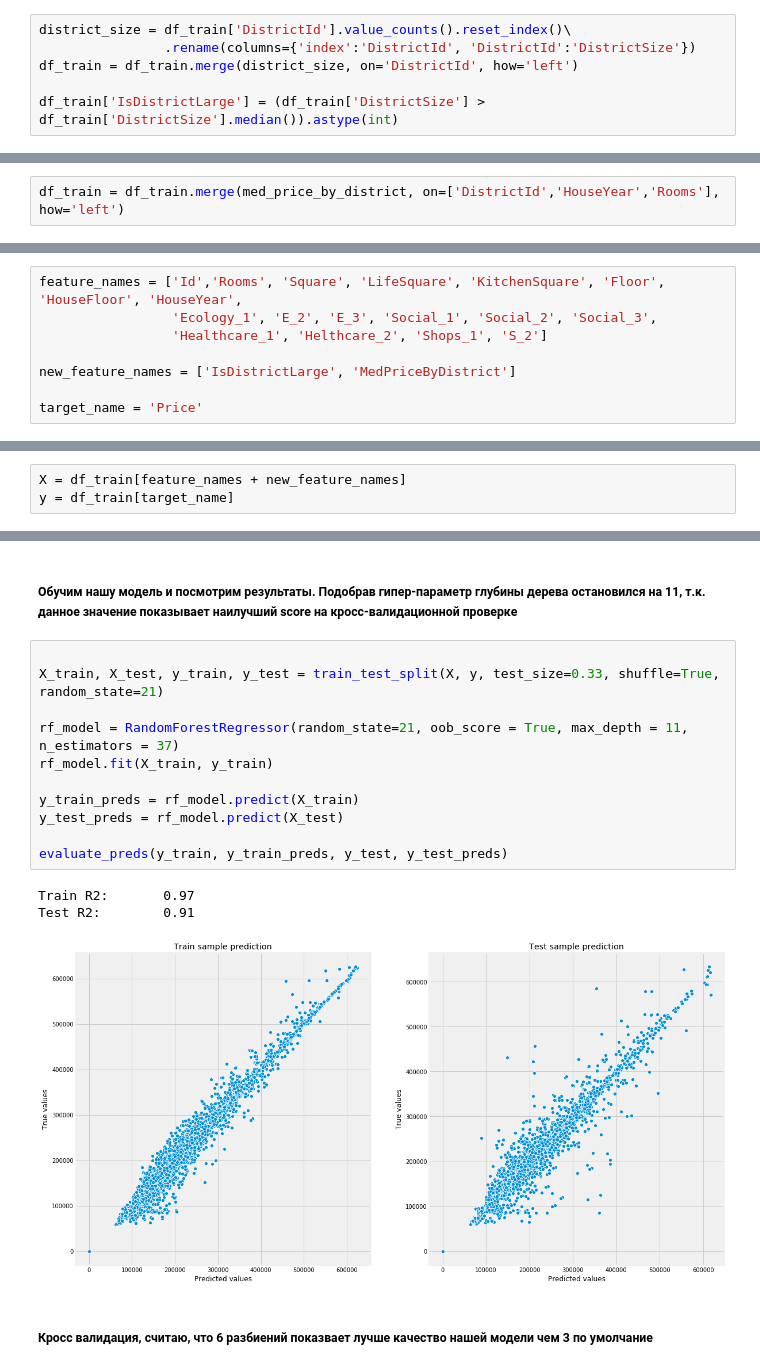
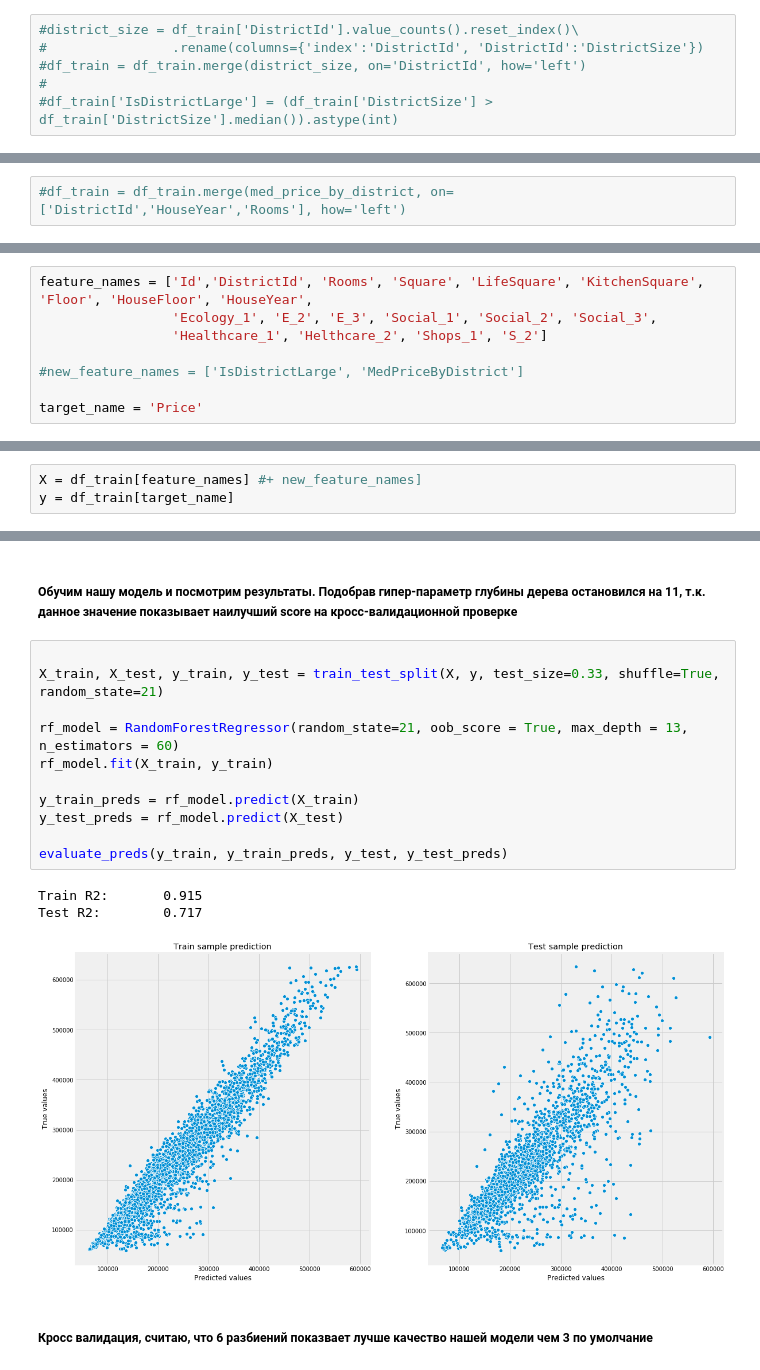
Before and after one commit to LuckyDima/Geekbrains_DB_0607, a Jupyter notebook: Data Science/Final/Final.ipynb, the cells around one changed output, grey strips where cells are left out. Drawn from its saved outputs; the diff is of its cells as text.

```diff
--- a/Data Science/Final/Final.ipynb
+++ b/Data Science/Final/Final.ipynb
@@ -322,29 +365,29 @@ med_price_by_district = df_train.groupby(['DistrictId','HouseYear','Rooms'], as_
 # %% [markdown]
 ##### Введем еще один категориальный признак размер района, но возможно от него стоит отказаться, т.к. этот признак влияет не существенно.
 # %%
-district_size = df_train['DistrictId'].value_counts().reset_index()\
-                .rename(columns={'index':'DistrictId', 'DistrictId':'DistrictSize'})
-df_train = df_train.merge(district_size, on='DistrictId', how='left')
-
-df_train['IsDistrictLarge'] = (df_train['DistrictSize'] > df_train['DistrictSize'].median()).astype(int)
+#district_size = df_train['DistrictId'].value_counts().reset_index()\
+#                .rename(columns={'index':'DistrictId', 'DistrictId':'DistrictSize'})
+#df_train = df_train.merge(district_size, on='DistrictId', how='left')
+#
+#df_train['IsDistrictLarge'] = (df_train['DistrictSize'] > df_train['DistrictSize'].median()).astype(int)
 # %% [markdown]
 ##### Добавим наши новые признаки в датасет
 # %%
-df_train = df_train.merge(med_price_by_district, on=['DistrictId','HouseYear','Rooms'], how='left')
+#df_train = df_train.merge(med_price_by_district, on=['DistrictId','HouseYear','Rooms'], how='left')
 # %% [markdown]
 ##### Запишем список фичей в переменные
 # %%
-feature_names = ['Id','Rooms', 'Square', 'LifeSquare', 'KitchenSquare', 'Floor', 'HouseFloor', 'HouseYear',
+feature_names = ['Id','DistrictId', 'Rooms', 'Square', 'LifeSquare', 'KitchenSquare', 'Floor', 'HouseFloor', 'HouseYear',
                  'Ecology_1', 'E_2', 'E_3', 'Social_1', 'Social_2', 'Social_3',
                  'Healthcare_1', 'Helthcare_2', 'Shops_1', 'S_2']
 
-new_feature_names = ['IsDistrictLarge', 'MedPriceByDistrict']
+#new_feature_names = ['IsDistrictLarge', 'MedPriceByDistrict']
 
 target_name = 'Price'
 # %% [markdown]
 ##### Определим датафреймы для нашей модели
 # %%
-X = df_train[feature_names + new_feature_names]
+X = df_train[feature_names] #+ new_feature_names]
 y = df_train[target_name]
 # %% [markdown]
 ##### Проверим isnull значение еще раз
@@ -394,18 +443,18 @@ df_train.loc[(df_train['LifeSquare'] < 9),'LifeSquare'] = (df_train['Square'].me
 # %%
 
 X_train, X_test, y_train, y_test = train_test_split(X, y, test_size=0.33, shuffle=True, random_state=21)
 
-rf_model = RandomForestRegressor(random_state=21, oob_score = True, max_depth = 11, n_estimators = 37)
+rf_model = RandomForestRegressor(random_state=21, oob_score = True, max_depth = 13, n_estimators = 60)
 rf_model.fit(X_train, y_train)
 
 y_train_preds = rf_model.predict(X_train)
 y_test_preds = rf_model.predict(X_test)
 
 evaluate_preds(y_train, y_train_preds, y_test, y_test_preds)
 # %% [output]
-Train R2:       0.97
-Test R2:        0.91
+Train R2:       0.915
+Test R2:        0.717
-[figure, old version]
+[figure, new version]
 # %% [markdown]
 ##### Кросс валидация, считаю, что 6 разбиений показвает лучше качество нашей модели чем 3 по умолчание
 # %%
```
Also changed, not shown: parts of 98 cells of this notebook, 1 other file.
